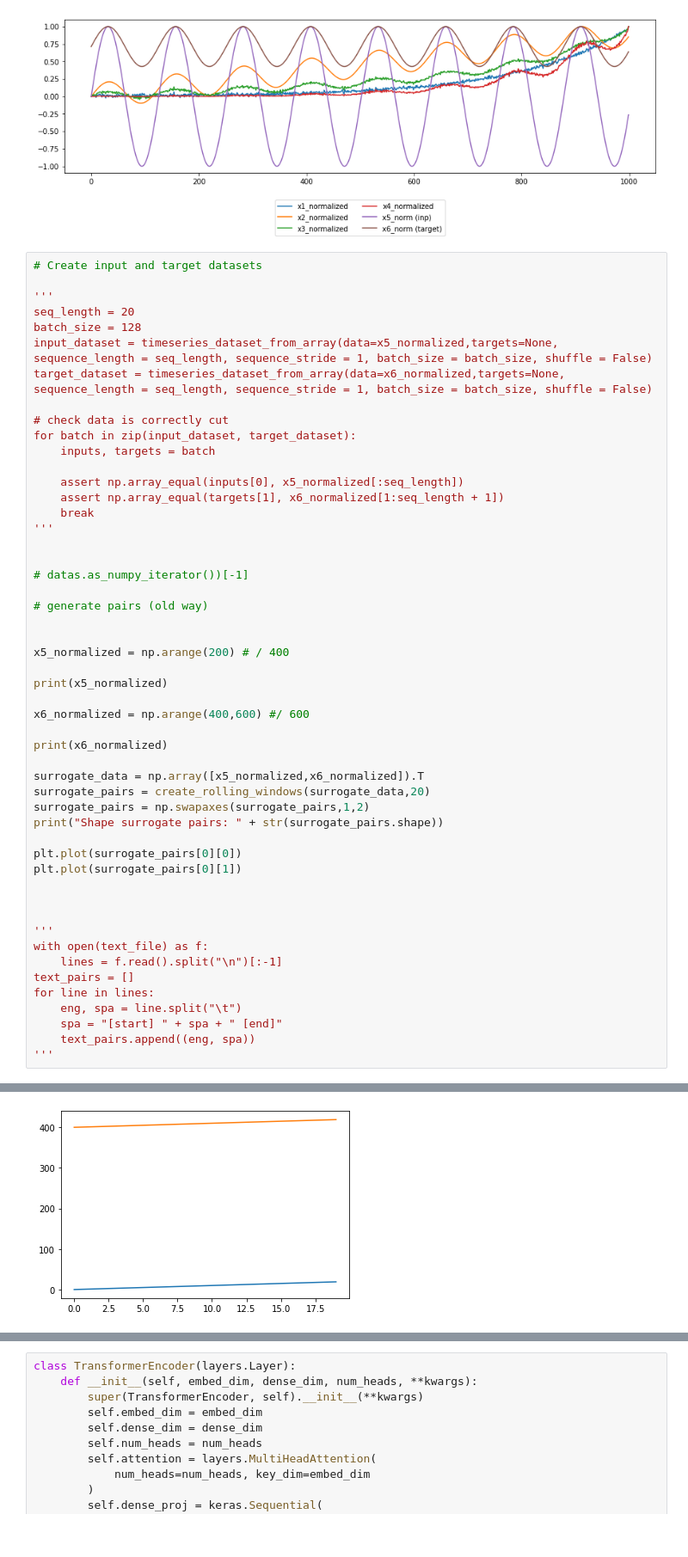
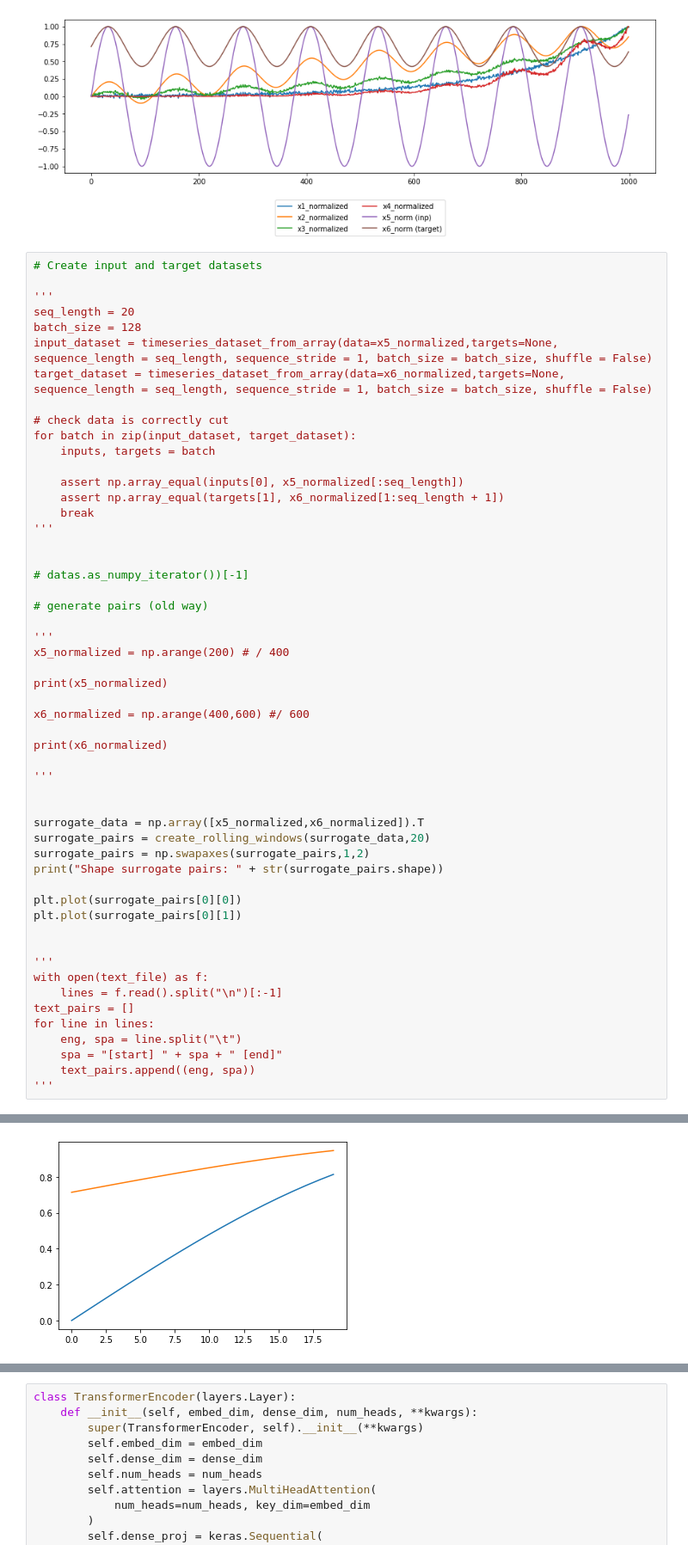
Before and after one commit to StefB4/Head2Eye, a Jupyter notebook: Seq2Seq-Transformer-TimeSeries.ipynb, the cells around one changed output, grey strips where cells are left out. Shown at 86% size. Drawn from its saved outputs; the diff is of its cells as text.

```diff
--- a/Seq2Seq-Transformer-TimeSeries.ipynb
+++ b/Seq2Seq-Transformer-TimeSeries.ipynb
@@ -88,7 +91,7 @@ for batch in zip(input_dataset, target_dataset):
 
 # generate pairs (old way)
 
-
+'''
 x5_normalized = np.arange(200) # / 400
 
 print(x5_normalized)
@@ -97,6 +100,9 @@ x6_normalized = np.arange(400,600) #/ 600
 
 print(x6_normalized)
 
+'''
+
+
 surrogate_data = np.array([x5_normalized,x6_normalized]).T
 surrogate_pairs = create_rolling_windows(surrogate_data,20)
 surrogate_pairs = np.swapaxes(surrogate_pairs,1,2)
@@ -104,7 +110,6 @@ print("Shape surrogate pairs: " + str(surrogate_pairs.shape))
 
 plt.plot(surrogate_pairs[0][0])
 plt.plot(surrogate_pairs[0][1])
-
 
 
 '''
@@ -137,5 +126,5 @@ Shape surrogate pairs: (181, 2, 20)
 '\nwith open(text_file) as f:\n    lines = f.read().split("\n")[:-1]\ntext_pairs = []\nfor line in lines:\n    eng, spa = line.split("\t")\n    spa = "[start] " + spa + " [end]"\n    text_pairs.append ...
-[figure, old version]
+[figure, new version]
 # %%
 val_frac = 0.15 # amount of val; amount of test
 
```
Also changed, not shown: parts of 10 cells of this notebook, 1 other file.
